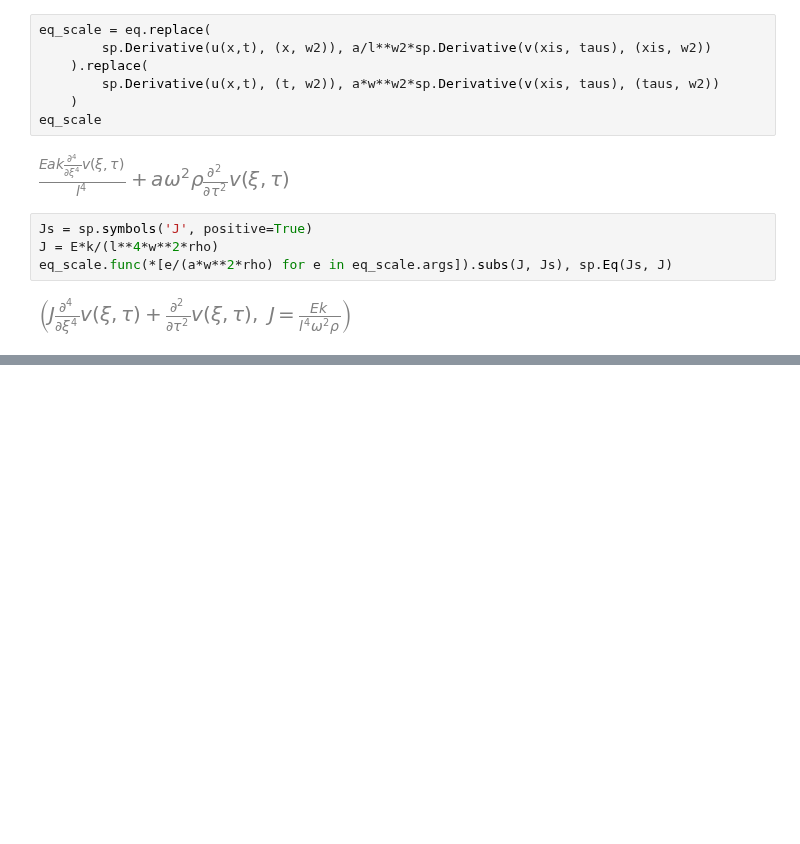
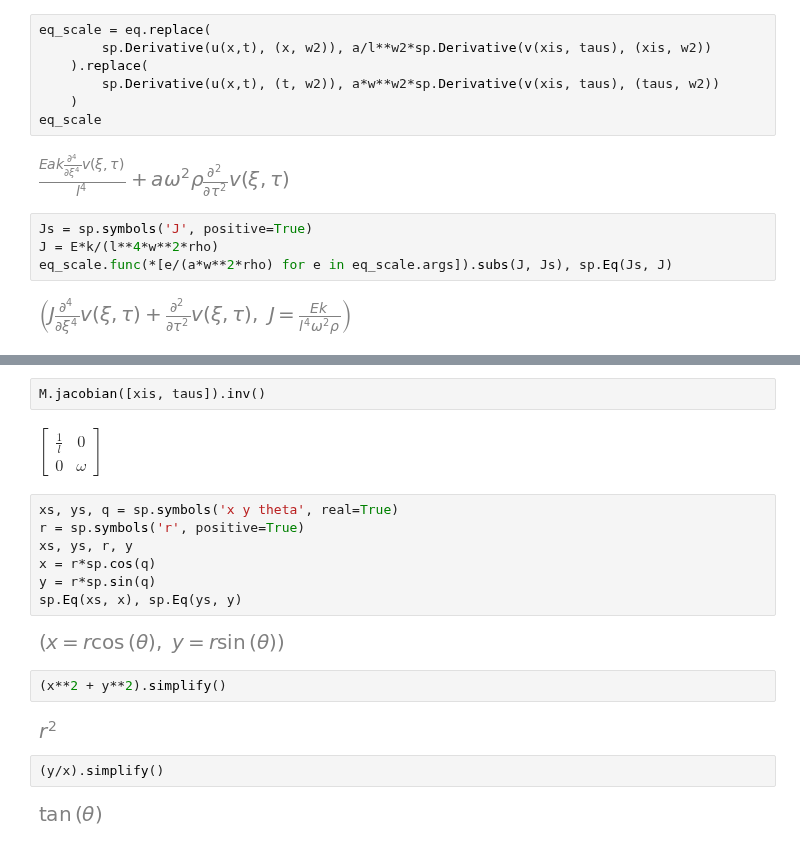
Before and after one commit to mattmcd/PyBayes, a Jupyter notebook: scripts/intro_math_modelling_ch1_fowkes_20220219.ipynb, the cells around one changed output, grey strips where cells are left out. Saved outputs shown, nothing was run; the diff lists cells and outputs as text; blank space fills up the shorter version.

```diff
--- a/scripts/intro_math_modelling_ch1_fowkes_20220219.ipynb
+++ b/scripts/intro_math_modelling_ch1_fowkes_20220219.ipynb
@@ -81,0 +87,21 @@ eq_scale.func(*[e/(a*w**2*rho) for e in eq_scale.args]).subs(J, Js), sp.Eq(Js, J
+# %%
+M.jacobian([xis, taus]).inv()
+# %% [output]
+$\displaystyle \left[\begin{matrix}\frac{1}{l} & 0\\0 & \omega\end{matrix}\right]$
+# %%
+xs, ys, q = sp.symbols('x y theta', real=True)
+r = sp.symbols('r', positive=True)
+xs, ys, r, y
+x = r*sp.cos(q)
+y = r*sp.sin(q)
+sp.Eq(xs, x), sp.Eq(ys, y)
+# %% [output]
+[figure, added]
+# %%
+(x**2 + y**2).simplify()
+# %% [output]
+[figure, added]
+# %%
+(y/x).simplify()
+# %% [output]
+[figure, added]
```
Also changed, not shown: parts of 17 cells of this notebook, 1 other file.
